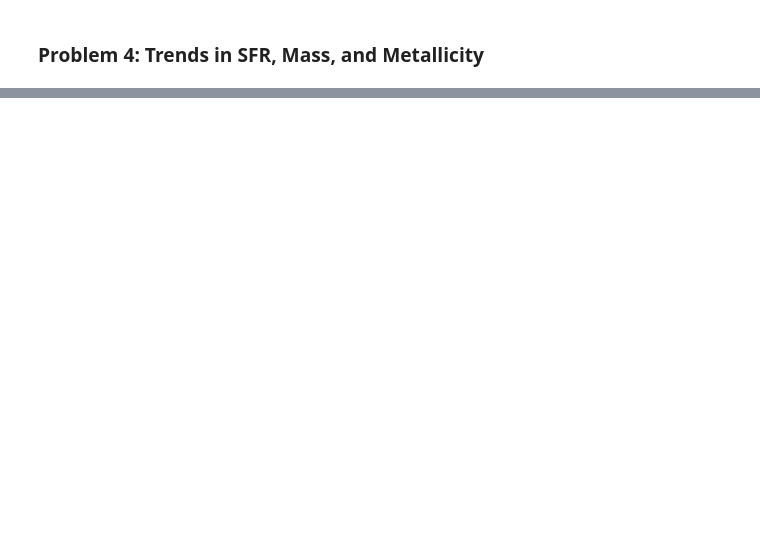
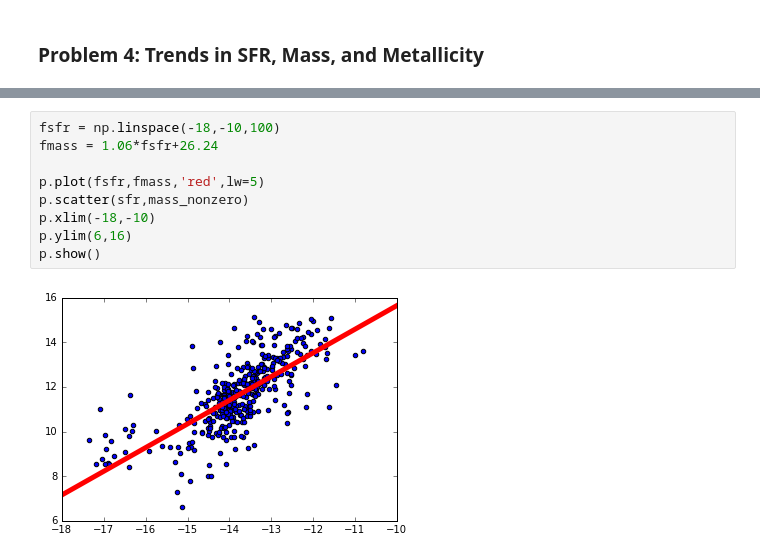
Before and after one commit to dkhatami/AY250_F16, a Jupyter notebook: PS5/PS5.ipynb, the cells around one changed output, grey strips where cells are left out. Saved outputs shown, nothing was run; the diff lists cells and outputs as text; blank space fills up the shorter version.

```diff
--- a/PS5/PS5.ipynb
+++ b/PS5/PS5.ipynb
@@ -136,0 +170,11 @@ p.ylabel("Log Mass")
+# %%
+fsfr = np.linspace(-18,-10,100)
+fmass = 1.06*fsfr+26.24
+
+p.plot(fsfr,fmass,'red',lw=5)
+p.scatter(sfr,mass_nonzero)
+p.xlim(-18,-10)
+p.ylim(6,16)
+p.show()
+# %% [output]
+[figure, added]
```
Also changed, not shown: parts of 14 cells of this notebook.
